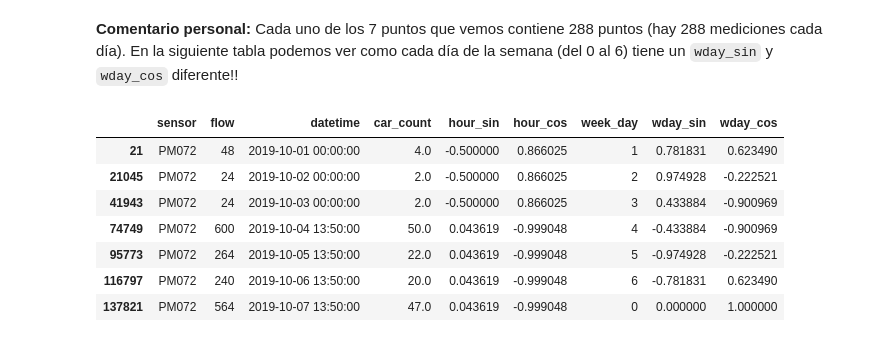
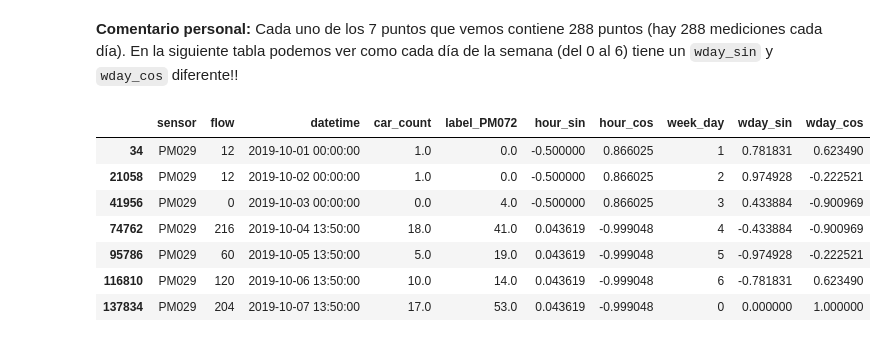
Before and after one commit to albertopmp/TFG, a Jupyter notebook: src/TrafficFlow.ipynb, the cells around one changed output. Drawn from its saved outputs; the diff is of its cells as text; code cells hidden in the pictures.

```diff
--- a/src/TrafficFlow.ipynb
+++ b/src/TrafficFlow.ipynb
@@ -395,0 +405,4 @@ NameError: name 'adf' is not defined
+# %%
+df_1 = df_1.dropna()
+# Ya no hay valores NA
+df_1.loc[df_1['datetime'] >= '2020-02-29 23:35:00']
@@ -403,7 +422,7 @@ que se le pasan al modelo está correctamente formateados.
 La columna `datetime` resulta de gran importancia, pero no como una cadena. El primer paso es pasarla
 a segundos:
 # %%
-date_time = df.loc[:, 'datetime']
+date_time = df_1.loc[:, 'datetime']
 timestamp_s = date_time.map(datetime.datetime.timestamp)
 # %% [markdown]
 El tiempo en segundos no resulta muy útil como input para el modelo. Está claro que la periodicidad del tráfico es diaria.
@@ -413,8 +430,8 @@ El tiempo en segundos no resulta muy útil como input para el modelo. Está clar
 Para convertir el tiempo en una señal usable se puede usar el seno y el coseno:
 # %%
 seconds_in_day = 24*60*60
-df['hour_sin'] = np.sin(timestamp_s * (2 * np.pi / seconds_in_day))
-df['hour_cos'] = np.cos(timestamp_s * (2 * np.pi / seconds_in_day))
+df_1['hour_sin'] = np.sin(timestamp_s * (2 * np.pi / seconds_in_day))
+df_1['hour_cos'] = np.cos(timestamp_s * (2 * np.pi / seconds_in_day))
 # %% [markdown]
 De esta manera logramos modelar las horas como en un reloj, las 00h y están a continuación de las 23h.
 
@@ -466,10 +483,10 @@ Se puede ver cómo las gráficas de cada uno de los lunes (por ejemplo) son muy
 que nuestro modelo conozca, por lo que tenemos que realizar un trabajo similar al que hemos realizado con las horas.
 *Los días de la semana también son cíclicos!*
 # %%
-df['week_day'] = df['datetime'].dt.weekday
+df_1['week_day'] = df_1['datetime'].dt.weekday
 days_in_week = 7 # dt.weekday asigna valores del 0 (Lunes) al 6 (Domingo)
-df['wday_sin'] = np.sin(df['week_day'] * (2 * np.pi / days_in_week))
-df['wday_cos'] = np.cos(df['week_day'] * (2 * np.pi / days_in_week))
+df_1['wday_sin'] = np.sin(df_1['week_day'] * (2 * np.pi / days_in_week))
+df_1['wday_cos'] = np.cos(df_1['week_day'] * (2 * np.pi / days_in_week))
 # %% [markdown]
 Nuevamente, en una representación circular, vemos los 7 días de la semana:
 # %%
@@ -480,13 +497,13 @@ df.loc[df['sensor'] == 'PM072'][:2100].plot.scatter('wday_sin','wday_cos').set_a
 **Comentario personal:** Cada uno de los 7 puntos que vemos contiene 288 puntos (hay 288 mediciones cada día).
 En la siguiente tabla podemos ver como cada día de la semana (del 0 al 6) tiene un `wday_sin` y `wday_cos` diferente!!
 # %%
-df.loc[df['sensor'] == 'PM072'][0:2000:288]
+df_1.loc[df_1['sensor'] == 'PM029'][0:2000:288]
 # %% [output]
-|  | sensor | flow | datetime | car_count | hour_sin | hour_cos | week_day | wday_sin | wday_cos |
-| 21 | PM072 | 48 | 2019-10-01 00:00:00 | 4.0 | -0.500000 | 0.866025 | 1 | 0.781831 | 0.623490 |
-| 21045 | PM072 | 24 | 2019-10-02 00:00:00 | 2.0 | -0.500000 | 0.866025 | 2 | 0.974928 | -0.222521 |
-| 41943 | PM072 | 24 | 2019-10-03 00:00:00 | 2.0 | -0.500000 | 0.866025 | 3 | 0.433884 | -0.900969 |
-| 74749 | PM072 | 600 | 2019-10-04 13:50:00 | 50.0 | 0.043619 | -0.999048 | 4 | -0.433884 | -0.900969 |
-| 95773 | PM072 | 264 | 2019-10-05 13:50:00 | 22.0 | 0.043619 | -0.999048 | 5 | -0.974928 | -0.222521 |
-| 116797 | PM072 | 240 | 2019-10-06 13:50:00 | 20.0 | 0.043619 | -0.999048 | 6 | -0.781831 | 0.623490 |
-| 137821 | PM072 | 564 | 2019-10-07 13:50:00 | 47.0 | 0.043619 | -0.999048 | 0 | 0.000000 | 1.000000 |
+|  | sensor | flow | datetime | car_count | label_PM072 | hour_sin | hour_cos | week_day | wday_sin | wday_cos |
+| 34 | PM029 | 12 | 2019-10-01 00:00:00 | 1.0 | 0.0 | -0.500000 | 0.866025 | 1 | 0.781831 | 0.623490 |
+| 21058 | PM029 | 12 | 2019-10-02 00:00:00 | 1.0 | 0.0 | -0.500000 | 0.866025 | 2 | 0.974928 | -0.222521 |
+| 41956 | PM029 | 0 | 2019-10-03 00:00:00 | 0.0 | 4.0 | -0.500000 | 0.866025 | 3 | 0.433884 | -0.900969 |
+| 74762 | PM029 | 216 | 2019-10-04 13:50:00 | 18.0 | 41.0 | 0.043619 | -0.999048 | 4 | -0.433884 | -0.900969 |
+| 95786 | PM029 | 60 | 2019-10-05 13:50:00 | 5.0 | 19.0 | 0.043619 | -0.999048 | 5 | -0.974928 | -0.222521 |
+| 116810 | PM029 | 120 | 2019-10-06 13:50:00 | 10.0 | 14.0 | 0.043619 | -0.999048 | 6 | -0.781831 | 0.623490 |
+| 137834 | PM029 | 204 | 2019-10-07 13:50:00 | 17.0 | 53.0 | 0.043619 | -0.999048 | 0 | 0.000000 | 1.000000 |
```
Also changed, not shown: parts of 37 cells of this notebook.
